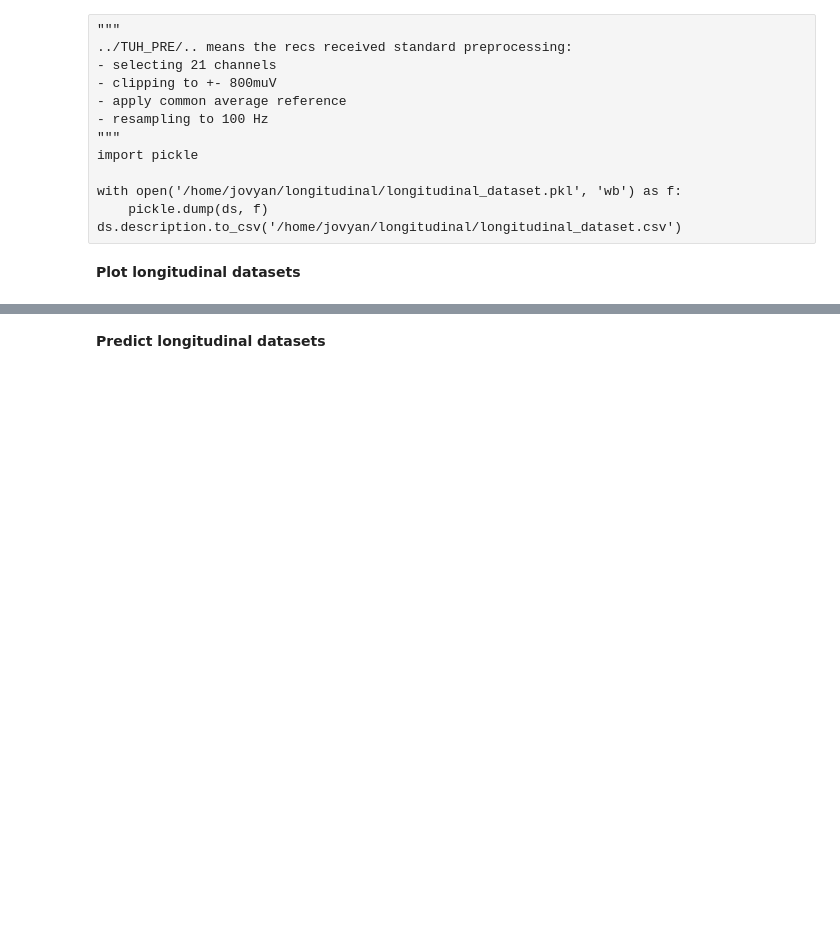
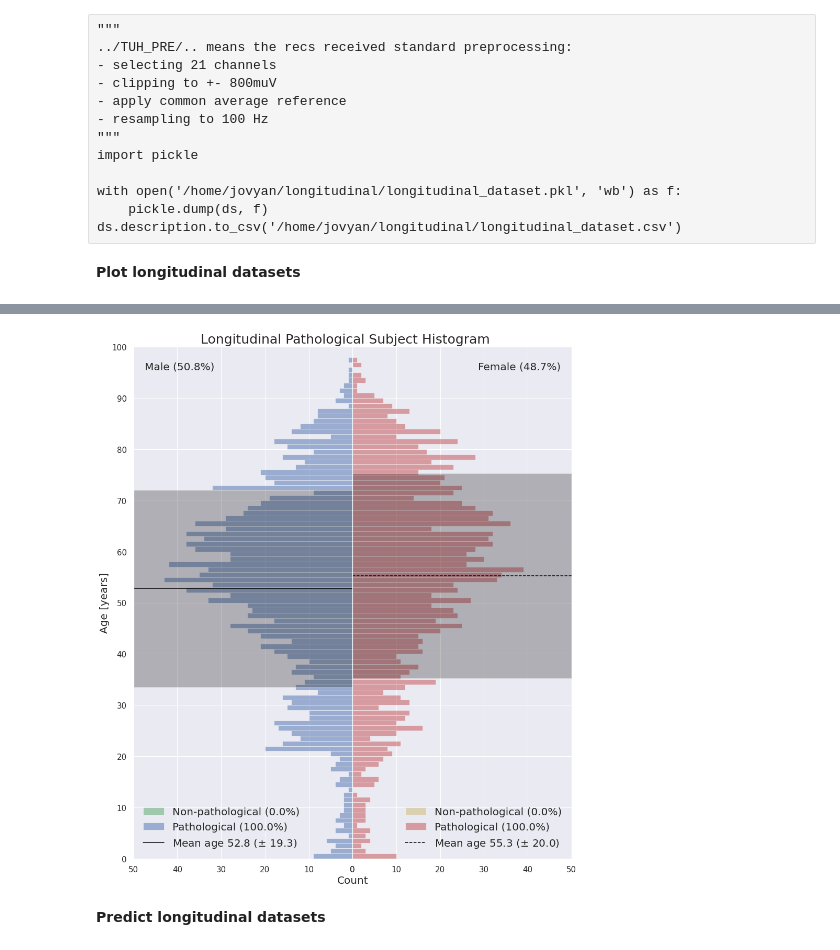
Before and after one commit to gemeinl/eeg-brain-age, a Jupyter notebook: prepare_longitudinal_dataset.ipynb, the cells around one changed output, grey strips where cells are left out. Cells and saved outputs as stored; diff of their text form; code cells hidden in the pictures; blank space fills up the shorter version.

```diff
--- a/prepare_longitudinal_dataset.ipynb
+++ b/prepare_longitudinal_dataset.ipynb
@@ -199,0 +203,3 @@ fig.savefig('/home/jovyan/longitudinal/pathological_hist.jpg', bbox_inches='tigh
+# %%
+import seaborn
+sns.set(color_codes=True)
@@ -200,3 +290,22 @@ fig.savefig('/home/jovyan/longitudinal/pathological_hist.jpg', bbox_inches='tigh
+# %%
+df = ds.description[['pathological', 'age', 'gender', 'subject']]
+# %%
+df = df.rename(axis=1, mapper={'gender': 'genders', 'pathological': 'pathologicals', 'age': 'ages'})
+df.genders = df.genders == 'F'
+# %%
+subject_wise = True
+# %%
+s = 'Recording' if not subject_wise else 'Subject'
+age_pyramid(
+    df.groupby(['subject', 'pathologicals'], as_index=False).mean() if subject_wise else df,
+    f'Longitudinal Pathological {s}',
+#     ylim=120 if not subject_wise else 13,
+    ylim=50,
+    show_title=True, fs=20,
+    out_dir='/home/jovyan/',
+)
+# %% [output]
+[figure, added]
 # %% [markdown]
 __Predict longitudinal datasets__
 # %%
```
Also changed, not shown: parts of 4 cells of this notebook, 5 other files.
